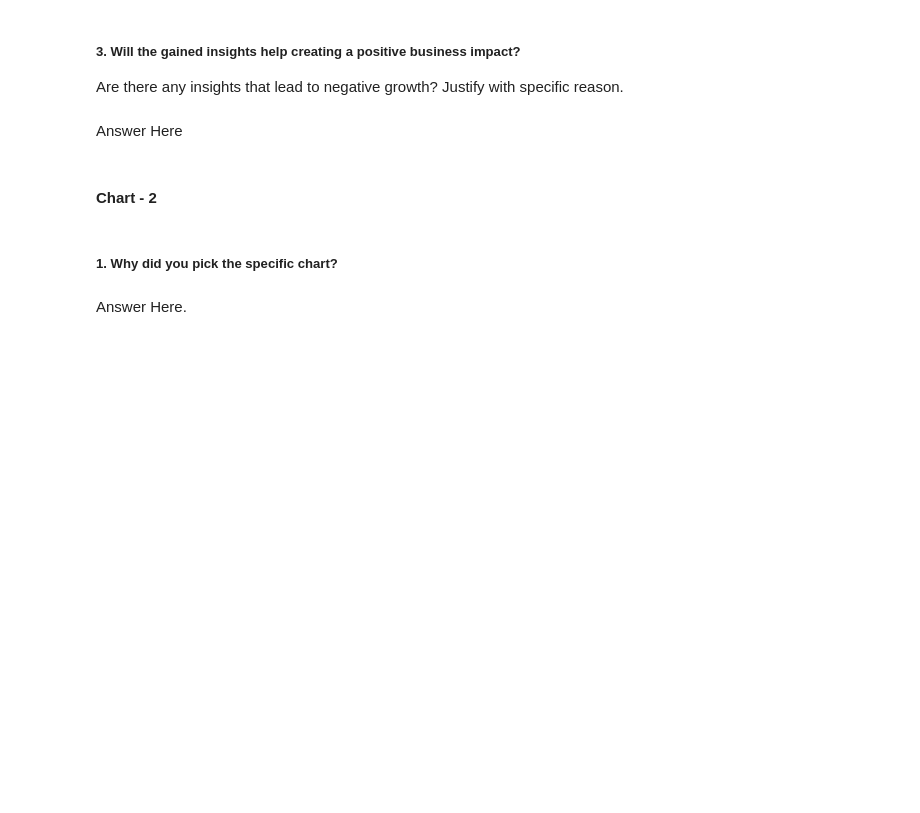
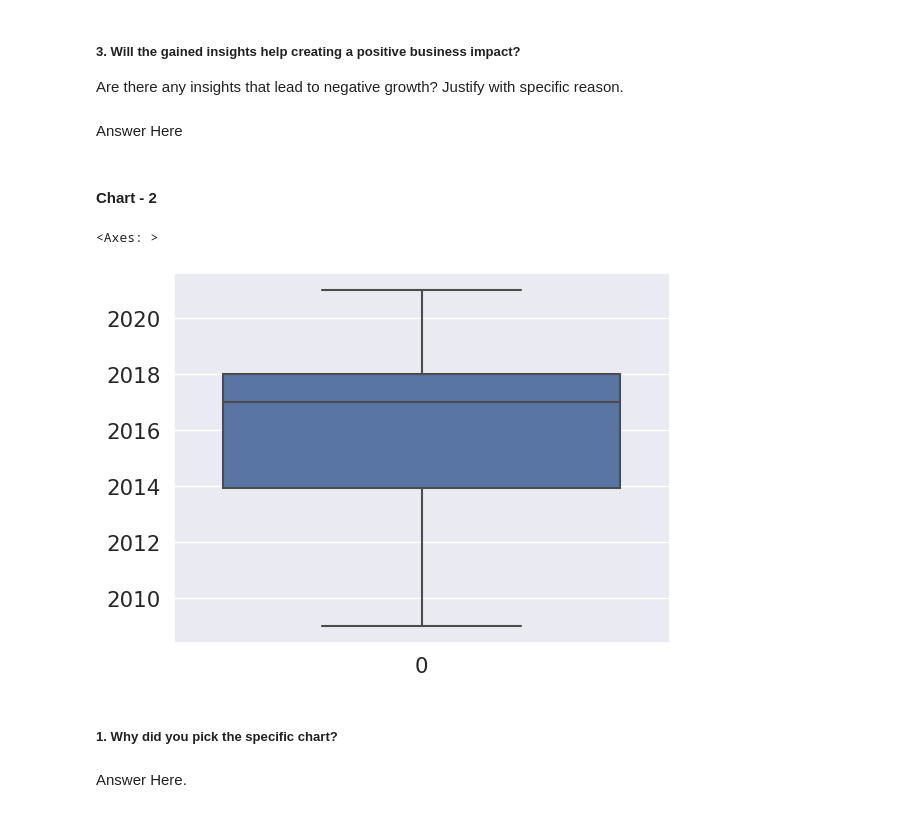
Before and after one commit to ash260498/-Datascience, a Jupyter notebook: Netflix_Movies_and_TV_shows_Clustering.ipynb, the cells around one changed output. Saved outputs shown, nothing was run; the diff lists cells and outputs as text; code cells hidden in the pictures; blank space fills up the shorter version.

```diff
--- a/Netflix_Movies_and_TV_shows_Clustering.ipynb
+++ b/Netflix_Movies_and_TV_shows_Clustering.ipynb
@@ -300,0 +586,4 @@ array(['TV Show', 'Movie'], dtype=object)
+# %%
+#making categories
+categories = ", ".join(df['listed_in']).split(", ")
+categories[:5]
@@ -300,0 +711,7 @@ array(['TV Show', 'Movie'], dtype=object)
+# %%
+no_of_category = []
+for categories in df.listed_in.values:
+  len_categories = len(categories.split(","))
+  no_of_category.append(len_categories)
+# %%
+df['no_of_category'] = no_of_category
@@ -325,6 +762,10 @@ Answer Here
 #### Chart - 2
 # %%
 # Chart - 2 visualization code
+sns.boxplot(df.release_year)
+# %% [output]
+<Axes: >
+[figure, added]
 # %% [markdown]
 ##### 1. Why did you pick the specific chart?
 # %% [markdown]
```
Also changed, not shown: parts of 74 cells of this notebook.
